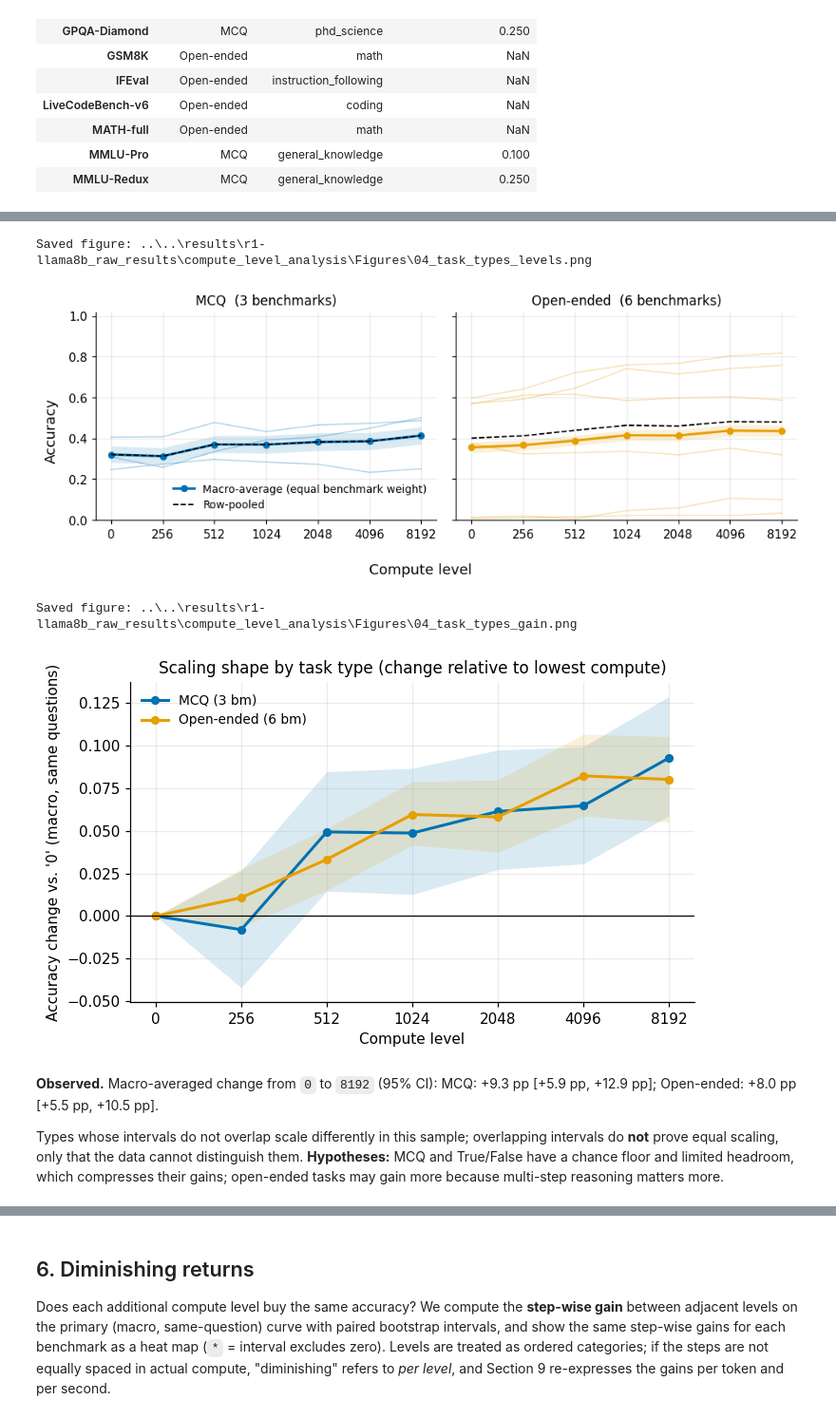
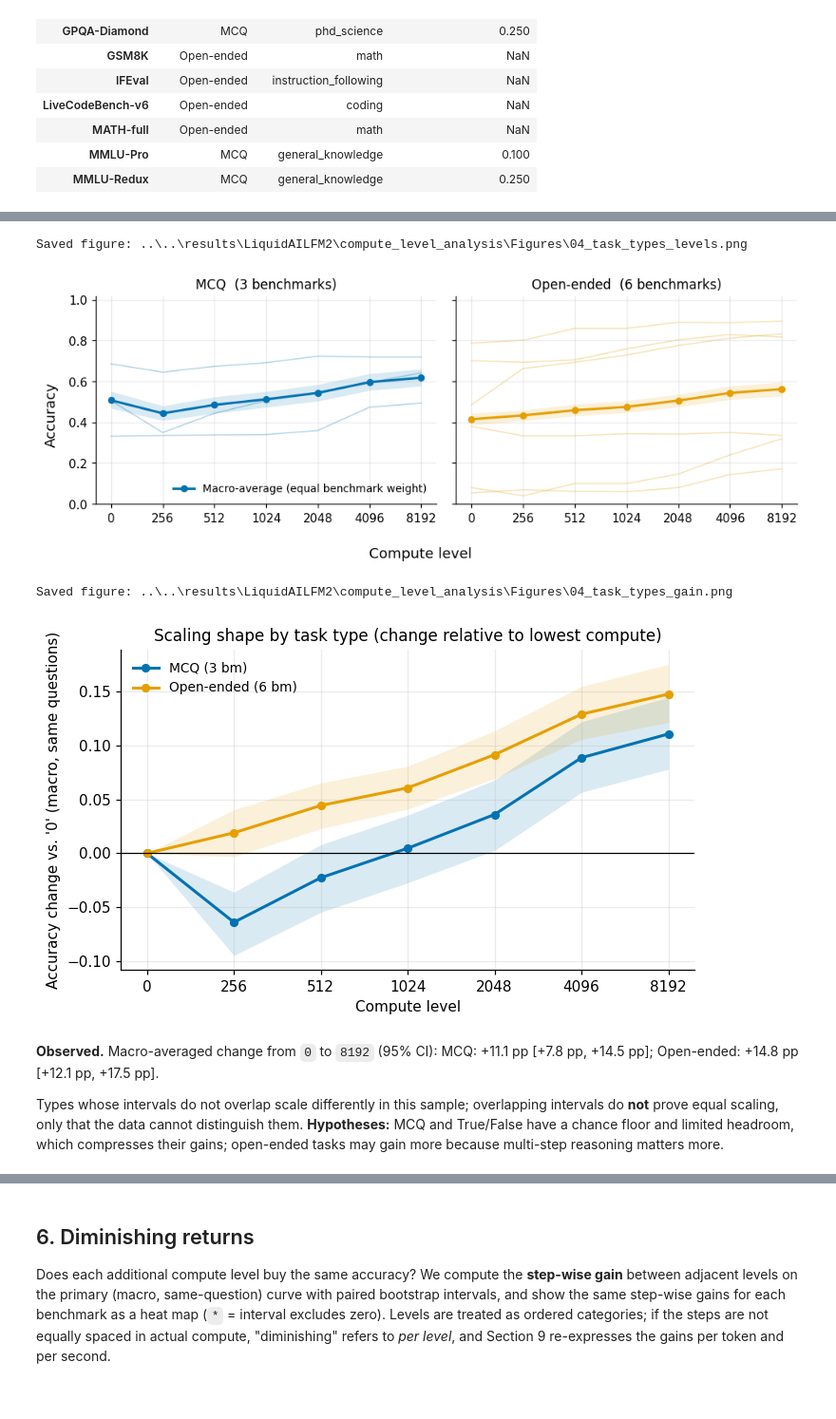
Before and after one commit to tharwat-ux/TTCA, a Jupyter notebook: src/notebooks/h1-overbenchmark_analysis/compute_level_analysis.ipynb, the cells around one changed output, grey strips where cells are left out. Shown at 95% size. Drawn from its saved outputs; the diff is of its cells as text; code cells hidden in the pictures.

```diff
--- a/src/notebooks/h1-overbenchmark_analysis/compute_level_analysis.ipynb
+++ b/src/notebooks/h1-overbenchmark_analysis/compute_level_analysis.ipynb
@@ -24,13 +28,13 @@
 | 12 | Synthesis | What can (and cannot) be concluded? |
 # %%
 # ============================ CONFIGURATION ============================
-DATA_PATH = "../../data/raw/qwen3-0.6B/qwen3-.06B_raw_results.csv"   # <-- SET THIS: .csv, .tsv, .parquet, .jsonl or .json
-SAVE_DIR = "../../results/r1-llama8b_raw_results/compute_level_analysis/Figures"   # <-- SET THIS: folder where ALL figures are saved as PNG (created if missing)
+DATA_PATH = "../../data/raw/LiquidAILFM2.5-2.6B/LiquidAILFM2.5-2.6B_raw_results.csv"   # <-- SET THIS: .csv, .tsv, .parquet, .jsonl or .json
+SAVE_DIR = "../../results/LiquidAILFM2/compute_level_analysis/Figures"   # <-- SET THIS: folder where ALL figures are saved as PNG (created if missing)
 
 # ---- Optional settings (defaults are sensible) ----
 COMPUTE_ORDER = None          # e.g. ["low", "medium", "high"]; None = infer the order automatically
 TIER_ORDER = None             # e.g. ["easy", "medium", "hard"]; None = infer automatically
-TASK_TYPE_SOURCE = "benchmark"     # "column" = use the task_type column, "inferred" = infer from `gold`, "auto" = column if informative
+TASK_TYPE_SOURCE = "benchmark"     # "benchmark" = use TASK_TYPE_MAP below, "column" = use the task_type column, "inferred" = infer from `gold`, "auto" = column if informative
 TASK_TYPE_MAP = {
     "MMLU-Redux": "MCQ",
     "MMLU-Pro": "MCQ",
@@ -48,6 +52,7 @@ SEED = 42                     # random seed (bootstrap, plotting subsamples)
 MISSING_CORRECT = "drop"      # rows whose is_correct cannot be read: "drop" (counted and reported) or "incorrect"
 DROP_DUPLICATES = False       # True = keep only the first row of repeated (benchmark, question, level, sample) keys
 MIN_QUESTIONS_PER_CELL = 20   # cells (e.g. benchmark x level) with fewer questions are flagged as low-n in tables
+MIN_INFORMATIVE_Q = 10        # Sections 9.1/9.2: a benchmark x level cell is shown only if it has at least this many informative questions
 # %%
 # ----------------------------- Imports & style -----------------------------
 import math
@@ -740,17 +818,27 @@ Task types (open-ended, MCQ, True/False, ...) typically differ in chance level a
 
 If a type contains only one benchmark, its curve cannot be separated from that benchmark's idiosyncrasies; this is flagged below.
 # %%
-has_tt = (d["task_type"] != "unknown").any()
-use_column = TASK_TYPE_SOURCE == "column" or (TASK_TYPE_SOURCE == "auto" and has_tt)
-if use_column:
+src_tt = TASK_TYPE_SOURCE
+if src_tt == "auto":
+    src_tt = "column" if (d["task_type"] != "unknown").any() else "inferred"
+
+if src_tt == "benchmark":
+    d["task_type_final"] = d["benchmark"].map(TASK_TYPE_MAP or {})
+    unmapped = sorted(d.loc[d["task_type_final"].isna(), "benchmark"].unique())
+    if unmapped:
+        print("Benchmarks missing from TASK_TYPE_MAP (type inferred from `gold` instead):", unmapped)
+        d["task_type_final"] = d["task_type_final"].fillna(d["benchmark"].map(bench_format))
+    print("Task types taken from TASK_TYPE_MAP (benchmark -> type):", sorted(d["task_type_final"].dropna().unique()))
+elif src_tt == "column":
     d["task_type_final"] = d["task_type"].replace(TASK_TYPE_MAP or {})
     print("Task types taken from the `task_type` column:", sorted(d.task_type_final.unique()))
 else:
-    d["task_type_final"] = d["benchmark"].map(bench_format).fillna("unknown")
-    print("Task types INFERRED from `gold` (task_type column absent or uninformative):", sorted(d.task_type_final.unique()))
+    d["task_type_final"] = d["benchmark"].map(bench_format)
+    print("Task types INFERRED from `gold`:", sorted(d.task_type_final.dropna().unique()))
+d["task_type_final"] = d["task_type_final"].fillna("unknown")
 
 # Sanity check: does the declared type agree with the inferred answer format?
-if use_column:
+if src_tt in ("benchmark", "column"):
     chk = pd.crosstab(d.drop_duplicates("benchmark").set_index("benchmark")["task_type_final"], bench_format.rename("inferred format"))
     print("Declared task type (rows) vs. format inferred from gold (columns), counted in benchmarks:")
     display(chk)
@@ -763,14 +851,12 @@ for t in types:
     if cv is None:
         continue
     tt_curves[t] = cv
-    pooled_t = pooled_cluster(d[d.task_type_final == t])["accuracy"].values
     dl, lo, hi = cv.diff(0, -1)
     row = {"task_type": t, "benchmarks": len(cv.cells), "questions": int(sum(est_tt.nq[est_tt.cells.index(c)] for c in cv.cells))}
     row.update({f"macro@{lv}": v for lv, v in zip(LV, cv.point)})
-    row.update({f"pooled@{lv}": v for lv, v in zip(LV, pooled_t)})
     row.update({"delta_macro": dl, "ci_low": lo, "ci_high": hi, "verdict": sig(lo, hi)})
     tt_rows.append(row)
-tt_tbl = pd.DataFrame(tt_rows).set_index("task_type")
+tt_tbl = pd.DataFrame(tt_rows).set_index("task_type") if tt_rows else pd.DataFrame()
 display(tt_tbl)
 single = [t for t, cv in tt_curves.items() if len(cv.cells) == 1]
 if single:
@@ -796,40 +887,38 @@ if T:
         col = PALETTE[k % len(PALETTE)]
         for c in cv.cells:                                   # individual benchmarks
             ax.plot(X, est_tt.point[est_tt.cells.index(c), 0], color=col, alpha=0.3, lw=1)
         draw(ax, cv.point, cv.lo, cv.hi, color=col, label="Macro-average (equal benchmark weight)")
-        pooled_t = pooled_cluster(d[d.task_type_final == t])["accuracy"].values
-        ax.plot(X, pooled_t, color="black", ls="--", lw=1.2, label="Row-pooled")
         ax.set_title(f"{t}  ({len(cv.cells)} benchmark{'s' if len(cv.cells) != 1 else ''})")
         level_axis(ax, label=False)
         ax.set_ylim(0, 1.02)
     axes.ravel()[0].legend(loc="lower right")
     fig.supxlabel("Compute level")
     fig.supylabel("Accuracy")
     finish(fig, "04_task_types_levels")
 
     fig, ax = plt.subplots(figsize=(6.5, 4))
     for k, (t, cv) in enumerate(tt_curves.items()):
         r = cv.rel()
         draw(ax, r.point, r.lo, r.hi, color=PALETTE[k % len(PALETTE)], label=f"{t} ({len(cv.cells)} bm)")
     ax.axhline(0, color="black", lw=0.8)
     level_axis(ax)
     ax.set_ylabel(f"Accuracy change vs. '{LV[0]}' (macro, same questions)")
     ax.set_title("Scaling shape by task type (change relative to lowest compute)")
     ax.legend()
     finish(fig, "04_task_types_gain")
 
     obs = "; ".join(f"{t}: {pp(r.delta_macro)} [{pp(r.ci_low)}, {pp(r.ci_high)}]" for t, r in tt_tbl.iterrows())
     md(f"**Observed.** Macro-averaged change from `{LV[0]}` to `{LV[-1]}` (95% CI): {obs}.\n\n"
        "Types whose intervals do not overlap scale differently in this sample; overlapping intervals do **not** prove equal scaling, only that the data cannot distinguish them. "
        "**Hypotheses:** MCQ and True/False have a chance floor and limited headroom, which compresses their gains; open-ended tasks may gain more because multi-step reasoning matters more.")
 else:
     print("No task-type curves could be computed.")
 # %% [output]
-Saved figure: ..\..\results\r1-llama8b_raw_results\compute_level_analysis\Figures\04_task_types_levels.png
+Saved figure: ..\..\results\LiquidAILFM2\compute_level_analysis\Figures\04_task_types_levels.png
-[figure, old version]
+[figure, new version]
-Saved figure: ..\..\results\r1-llama8b_raw_results\compute_level_analysis\Figures\04_task_types_gain.png
+Saved figure: ..\..\results\LiquidAILFM2\compute_level_analysis\Figures\04_task_types_gain.png
-[figure, old version]
+[figure, new version]
-**Observed.** Macro-averaged change from `0` to `8192` (95% CI): MCQ: +9.3 pp [+5.9 pp, +12.9 pp]; Open-ended: +8.0 pp [+5.5 pp, +10.5 pp].
+**Observed.** Macro-averaged change from `0` to `8192` (95% CI): MCQ: +11.1 pp [+7.8 pp, +14.5 pp]; Open-ended: +14.8 pp [+12.1 pp, +17.5 pp].
 
 Types whose intervals do not overlap scale differently in this sample; overlapping intervals do **not** prove equal scaling, only that the data cannot distinguish them. **Hypotheses:** MCQ and True/False have a chance floor and limited headroom, which compresses their gains; open-ended tasks may gain more because multi-step reasoning matters more.
 # %% [markdown]
```
Also changed, not shown: parts of 45 cells of this notebook, 16 other files.
